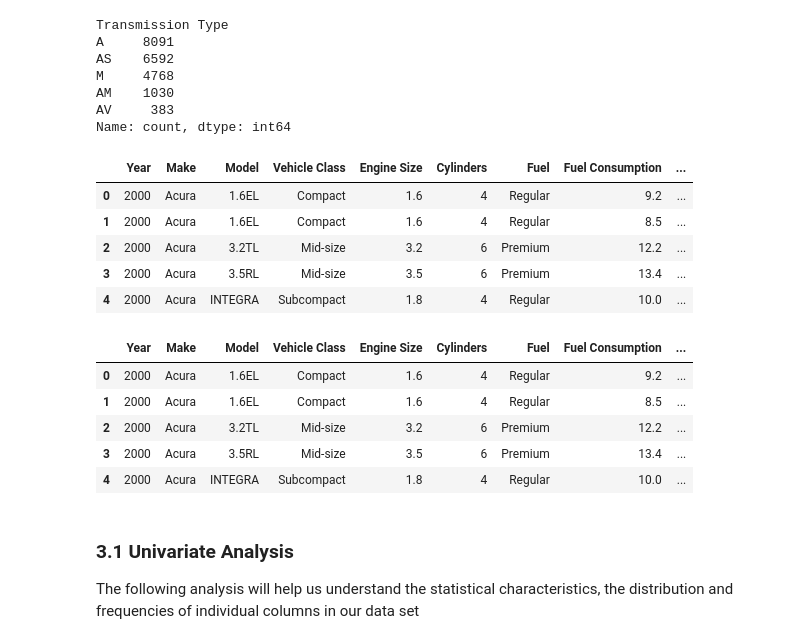
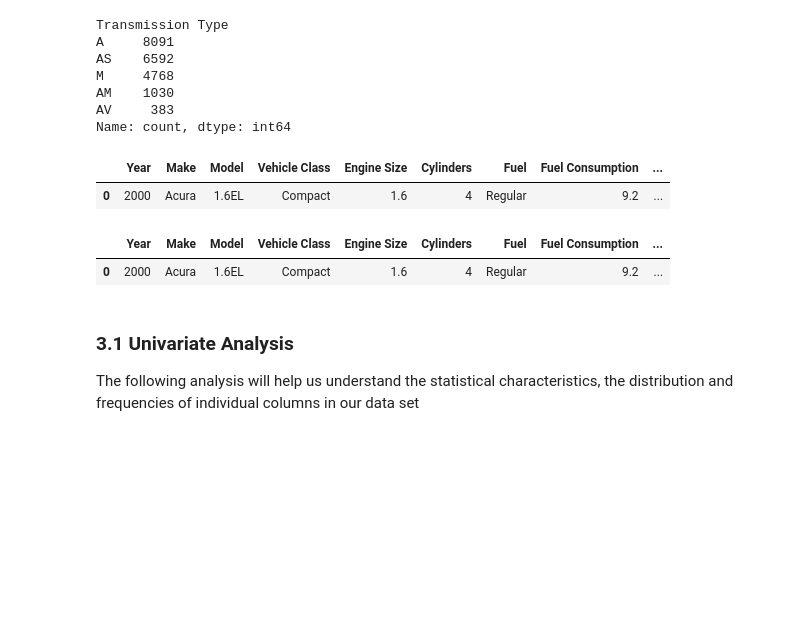
Before and after one commit to WambuiMunene/Phase2-Project_Group-4, a Jupyter notebook: Notebooks/Wambui.ipynb, the cells around one changed output. Drawn from its saved outputs; the diff is of its cells as text; code cells hidden in the pictures; blank space fills up the shorter version.

```diff
--- a/Notebooks/Wambui.ipynb
+++ b/Notebooks/Wambui.ipynb
@@ -572,33 +568,25 @@ Name: count, dtype: int64
 # %%
 # Rename variables in the 'Transmission Type' column
 df_clean['Transmission Type'] = df_clean['Transmission Type'].replace({
     'A':'Auto',
     'AS':'Auto Shift',
     'M':'Manual',
     'AM':'Auto Manual',
     'AV':'Auto Variable'
 })
 
 # Display the updated DataFrame
-df_clean.head()
+df_clean.head(1)
 # %% [output]
 |  | Year | Make | Model | Vehicle Class | Engine Size | Cylinders | Fuel | Fuel Consumption | ... |
 | 0 | 2000 | Acura | 1.6EL | Compact | 1.6 | 4 | Regular | 9.2 | ... |
-| 1 | 2000 | Acura | 1.6EL | Compact | 1.6 | 4 | Regular | 8.5 | ... |
-| 2 | 2000 | Acura | 3.2TL | Mid-size | 3.2 | 6 | Premium | 12.2 | ... |
-| 3 | 2000 | Acura | 3.5RL | Mid-size | 3.5 | 6 | Premium | 13.4 | ... |
-| 4 | 2000 | Acura | INTEGRA | Subcompact | 1.8 | 4 | Regular | 10.0 | ... |
 # %%
 # Rename the column
 df_clean.rename(columns={'Transmission Type': 'Transmission'}, inplace=True)
-df_clean.head()
+df_clean.head(1)
 # %% [output]
 |  | Year | Make | Model | Vehicle Class | Engine Size | Cylinders | Fuel | Fuel Consumption | ... |
 | 0 | 2000 | Acura | 1.6EL | Compact | 1.6 | 4 | Regular | 9.2 | ... |
-| 1 | 2000 | Acura | 1.6EL | Compact | 1.6 | 4 | Regular | 8.5 | ... |
-| 2 | 2000 | Acura | 3.2TL | Mid-size | 3.2 | 6 | Premium | 12.2 | ... |
-| 3 | 2000 | Acura | 3.5RL | Mid-size | 3.5 | 6 | Premium | 13.4 | ... |
-| 4 | 2000 | Acura | INTEGRA | Subcompact | 1.8 | 4 | Regular | 10.0 | ... |
 # %%
 df_clean.rename(columns={'Comb (L/100 Km)': 'Comb_L_per_100Km'}, inplace=True)
 # %% [markdown]
```
Also changed, not shown: parts of 28 cells of this notebook.
